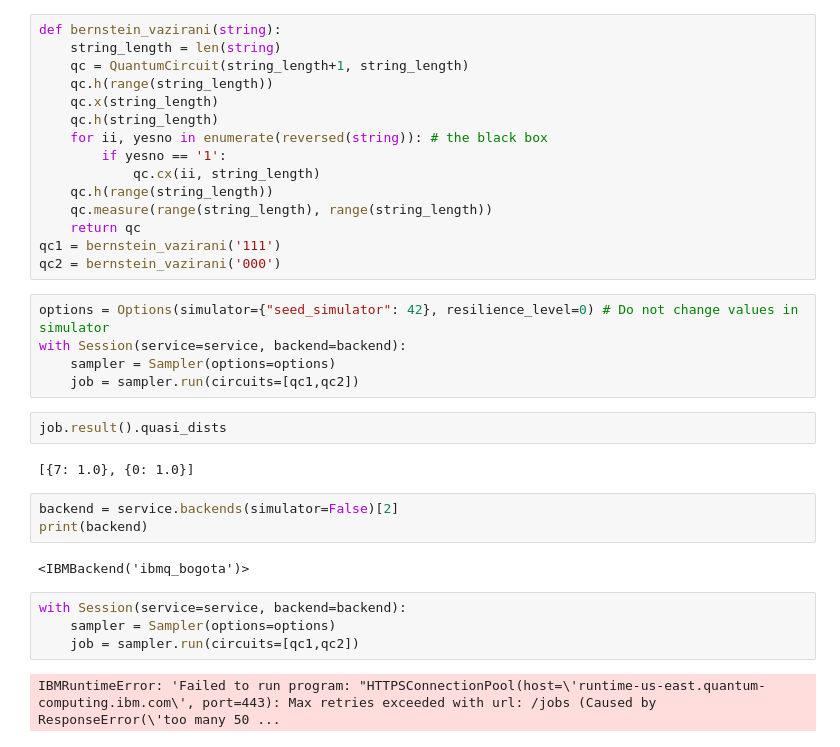
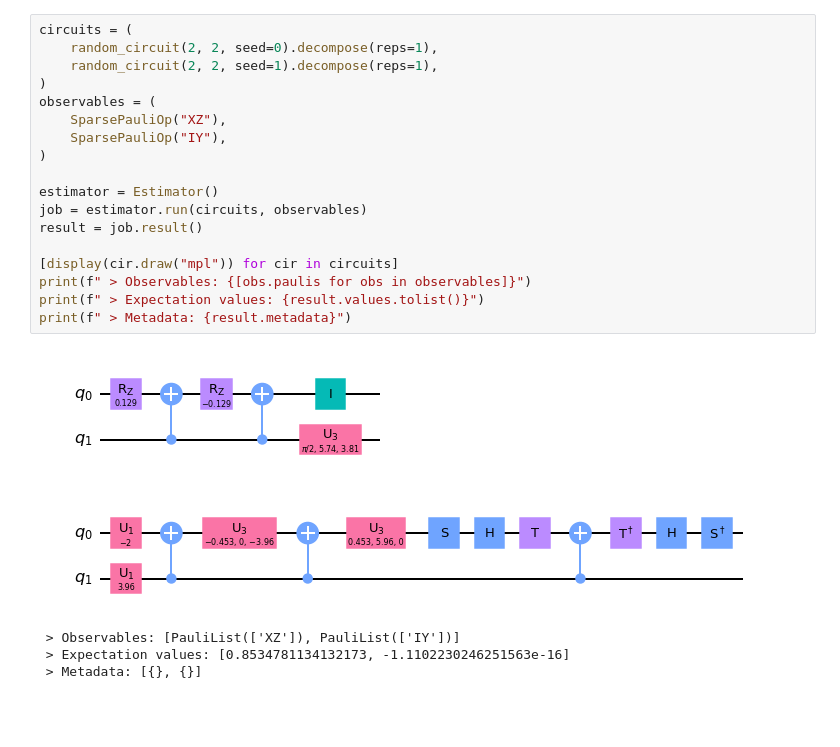
Before and after one commit to abbarreto/qiskit3, a Jupyter notebook: 04_qiskit_runtime.ipynb, the cells around one changed output. Drawn from its saved outputs; the diff is of its cells as text; blank space fills up the shorter version.

```diff
--- a/04_qiskit_runtime.ipynb
+++ b/04_qiskit_runtime.ipynb
@@ -47,35 +82,24 @@ print(backend)
-# %%
-def bernstein_vazirani(string):
-    string_length = len(string)
-    qc = QuantumCircuit(string_length+1, string_length)
-    qc.h(range(string_length))
-    qc.x(string_length)
-    qc.h(string_length)
-    for ii, yesno in enumerate(reversed(string)): # the black box
-        if yesno == '1':
-            qc.cx(ii, string_length)
-    qc.h(range(string_length))
-    qc.measure(range(string_length), range(string_length))
-    return qc
-qc1 = bernstein_vazirani('111')
-qc2 = bernstein_vazirani('000')
-# %%
-options = Options(simulator={"seed_simulator": 42}, resilience_level=0) # Do not change values in simulator
-with Session(service=service, backend=backend):
-    sampler = Sampler(options=options)
-    job = sampler.run(circuits=[qc1,qc2])
-# %%
-job.result().quasi_dists
-# %% [output]
-[{7: 1.0}, {0: 1.0}]
-# %%
-backend = service.backends(simulator=False)[2]
-print(backend)
-# %% [output]
-<IBMBackend('ibmq_bogota')>
-# %%
-with Session(service=service, backend=backend):
-    sampler = Sampler(options=options)
-    job = sampler.run(circuits=[qc1,qc2])
-# %% [output]
-IBMRuntimeError: 'Failed to run program: "HTTPSConnectionPool(host=\'runtime-us-east.quantum-computing.ibm.com\', port=443): Max retries exceeded with url: /jobs (Caused by ResponseError(\'too many 50 ...
+# %%
+circuits = (
+    random_circuit(2, 2, seed=0).decompose(reps=1),
+    random_circuit(2, 2, seed=1).decompose(reps=1),
+)
+observables = (
+    SparsePauliOp("XZ"),
+    SparsePauliOp("IY"),
+)
+
+estimator = Estimator()
+job = estimator.run(circuits, observables)
+result = job.result()
+
+[display(cir.draw("mpl")) for cir in circuits]
+print(f" > Observables: {[obs.paulis for obs in observables]}")
+print(f" > Expectation values: {result.values.tolist()}")
+print(f" > Metadata: {result.metadata}")
+# %% [output]
+[figure, added]
+[figure, added]
+ > Observables: [PauliList(['XZ']), PauliList(['IY'])]
+ > Expectation values: [0.8534781134132173, -1.1102230246251563e-16]
+ > Metadata: [{}, {}]
```
Also changed, not shown: parts of 30 cells of this notebook, 1 other file.
